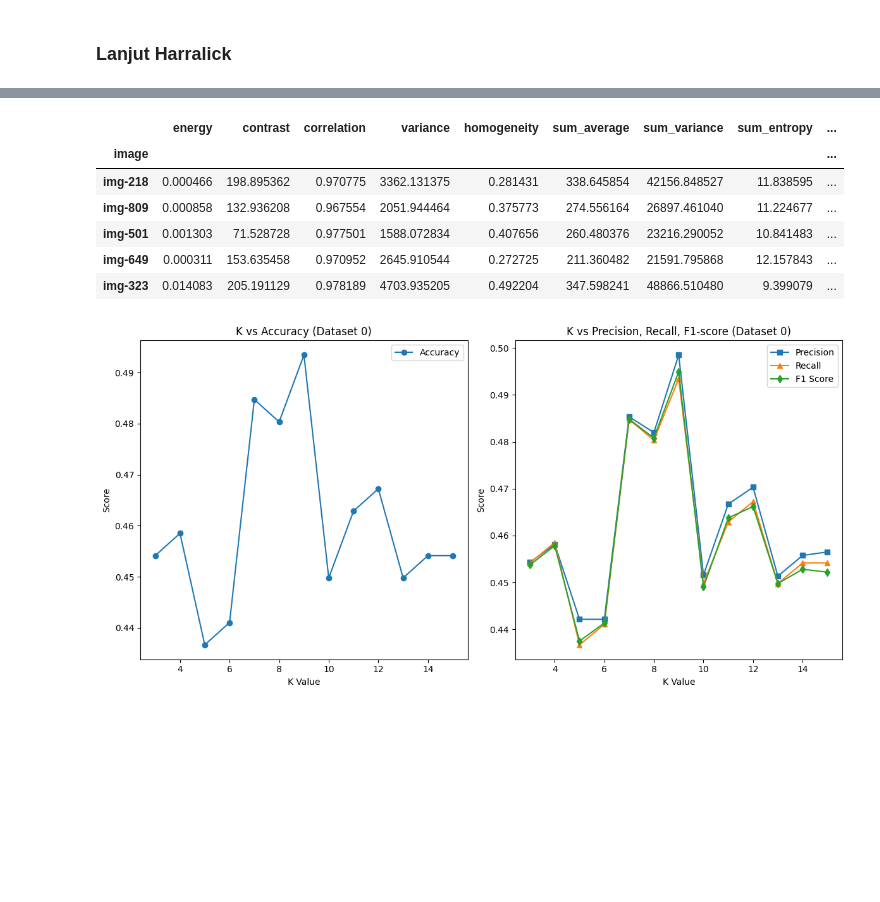
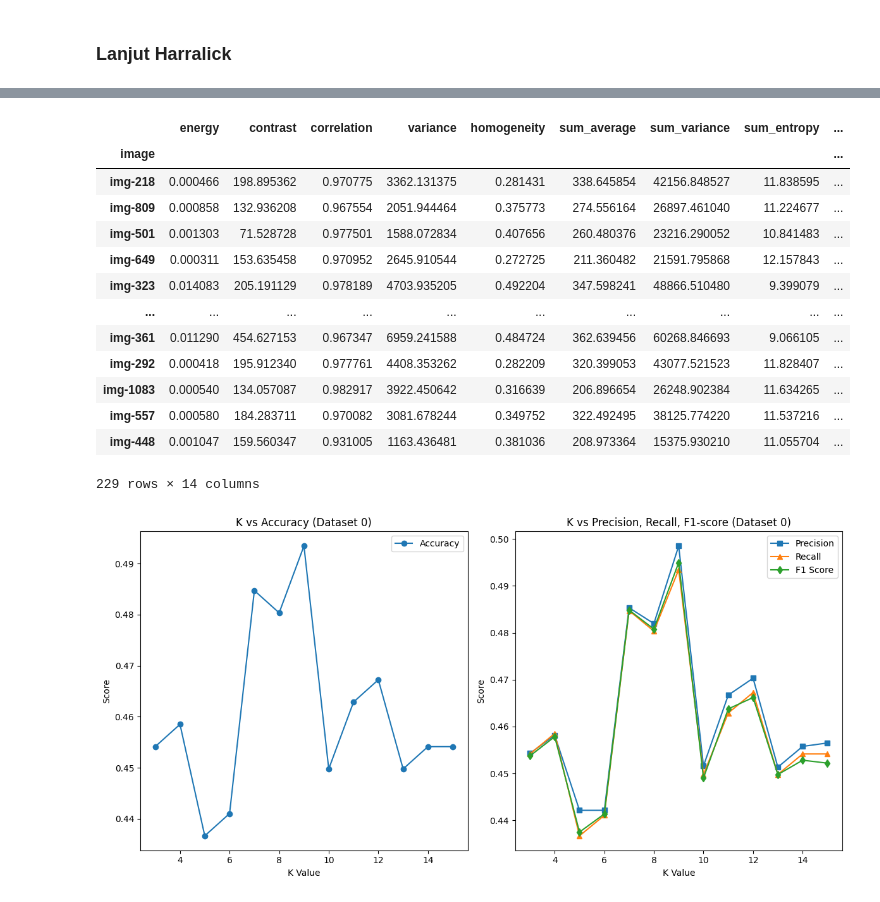
Before and after one commit to Bagusdevaa/Apple-Classfication-using-Harralick-and-KNN, a Jupyter notebook: harralick_classification.ipynb, the cells around one changed output, grey strips where cells are left out. Drawn from its saved outputs; the diff is of its cells as text; code cells hidden in the pictures; blank space fills up the shorter version.

Commit message:
modified a bit harralick_classification

```diff
--- a/harralick_classification.ipynb
+++ b/harralick_classification.ipynb
@@ -19,4 +21,4 @@ for d in kombinasiFeature[0]:
     for theta in kombinasiFeature[1]:
         df = pd.read_csv(f"dataset/ExtractResult/harralick/features_d{d}_theta{theta}.csv")
         df = df.set_index('image')
-        list_harralick_dfs.append(df)
+        # list_harralick_dfs.append(df)
@@ -87,4 +68,5 @@ f1 = 0.4291139248145083
 # %% [markdown]
 ### Lanjut Harralick
 # %%
+y = list_harralick_dfs[0]['label']
 X_train, X_test, y_train, y_test = train_test_split(list_harralick_dfs[0].drop('label', axis=1), y, test_size=0.2, random_state=42)
@@ -91,13 +83,20 @@ X_train, X_test, y_train, y_test = train_test_split(list_harralick_dfs[0].drop('
 # %%
-X_test.head()
+X_test
 # %% [output]
 |  | energy | contrast | correlation | variance | homogeneity | sum_average | sum_variance | sum_entropy | ... |
 | image |  |  |  |  |  |  |  |  | ... |
 | img-218 | 0.000466 | 198.895362 | 0.970775 | 3362.131375 | 0.281431 | 338.645854 | 42156.848527 | 11.838595 | ... |
 | img-809 | 0.000858 | 132.936208 | 0.967554 | 2051.944464 | 0.375773 | 274.556164 | 26897.461040 | 11.224677 | ... |
 | img-501 | 0.001303 | 71.528728 | 0.977501 | 1588.072834 | 0.407656 | 260.480376 | 23216.290052 | 10.841483 | ... |
 | img-649 | 0.000311 | 153.635458 | 0.970952 | 2645.910544 | 0.272725 | 211.360482 | 21591.795868 | 12.157843 | ... |
 | img-323 | 0.014083 | 205.191129 | 0.978189 | 4703.935205 | 0.492204 | 347.598241 | 48866.510480 | 9.399079 | ... |
+| ... | ... | ... | ... | ... | ... | ... | ... | ... | ... |
+| img-361 | 0.011290 | 454.627153 | 0.967347 | 6959.241588 | 0.484724 | 362.639456 | 60268.846693 | 9.066105 | ... |
+| img-292 | 0.000418 | 195.912340 | 0.977761 | 4408.353262 | 0.282209 | 320.399053 | 43077.521523 | 11.828407 | ... |
+| img-1083 | 0.000540 | 134.057087 | 0.982917 | 3922.450642 | 0.316639 | 206.896654 | 26248.902384 | 11.634265 | ... |
+| img-557 | 0.000580 | 184.283711 | 0.970082 | 3081.678244 | 0.349752 | 322.492495 | 38125.774220 | 11.537216 | ... |
+| img-448 | 0.001047 | 159.560347 | 0.931005 | 1163.436481 | 0.381036 | 208.973364 | 15375.930210 | 11.055704 | ... |
+229 rows × 14 columns
 # %%
 # Simpan hasil evaluasi dalam dictionary
 knn_results = {}
```
Also changed, not shown: parts of 10 cells of this notebook.
